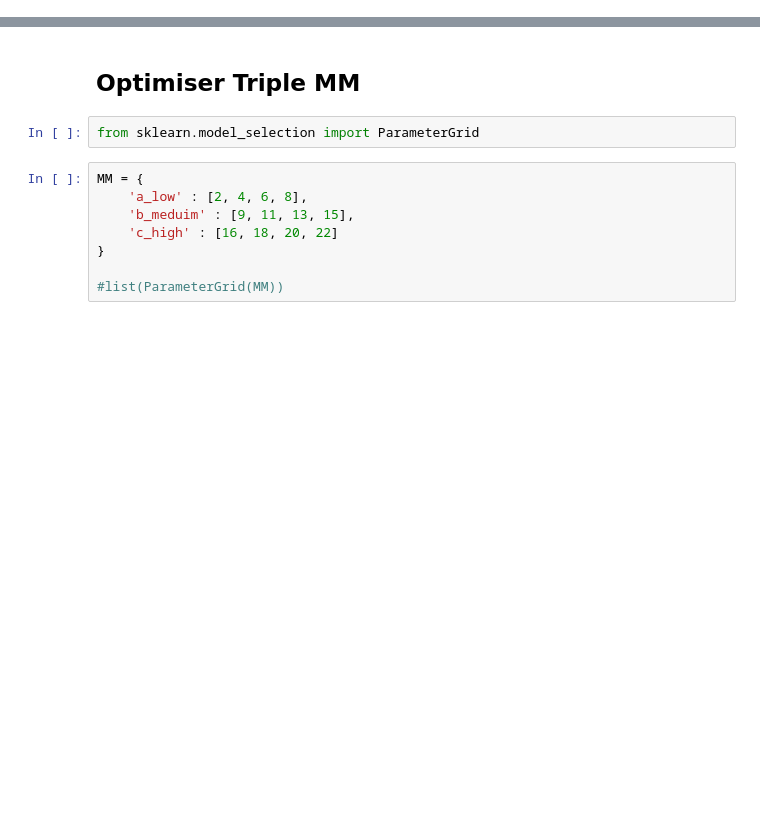
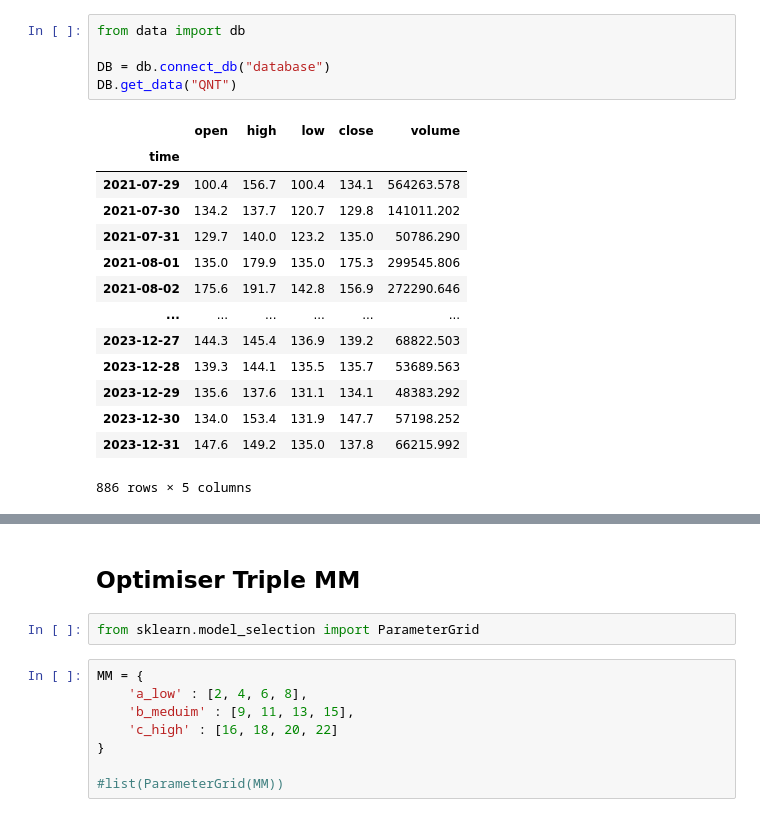
Before and after one commit to cedTrad/StrategyLab, a Jupyter notebook: lab.ipynb, the cells around one changed output, grey strips where cells are left out. Saved outputs shown, nothing was run; the diff lists cells and outputs as text; blank space fills up the shorter version.

```diff
--- a/lab.ipynb
+++ b/lab.ipynb
@@ -26,3 +22,23 @@ ModuleNotFoundError: No module named 'ta'
+# %%
+from data import db
+
+DB = db.connect_db("database")
+DB.get_data("QNT")
+# %% [output]
+|  | open | high | low | close | volume |
+| time |  |  |  |  |  |
+| 2021-07-29 | 100.4 | 156.7 | 100.4 | 134.1 | 564263.578 |
+| 2021-07-30 | 134.2 | 137.7 | 120.7 | 129.8 | 141011.202 |
+| 2021-07-31 | 129.7 | 140.0 | 123.2 | 135.0 | 50786.290 |
+| 2021-08-01 | 135.0 | 179.9 | 135.0 | 175.3 | 299545.806 |
+| 2021-08-02 | 175.6 | 191.7 | 142.8 | 156.9 | 272290.646 |
+| ... | ... | ... | ... | ... | ... |
+| 2023-12-27 | 144.3 | 145.4 | 136.9 | 139.2 | 68822.503 |
+| 2023-12-28 | 139.3 | 144.1 | 135.5 | 135.7 | 53689.563 |
+| 2023-12-29 | 135.6 | 137.6 | 131.1 | 134.1 | 48383.292 |
+| 2023-12-30 | 134.0 | 153.4 | 131.9 | 147.7 | 57198.252 |
+| 2023-12-31 | 147.6 | 149.2 | 135.0 | 137.8 | 66215.992 |
+886 rows × 5 columns
 # %%
 import ta
 from feature.indicator import *
```
Also changed, not shown: parts of 6 cells of this notebook, 6 other files.
